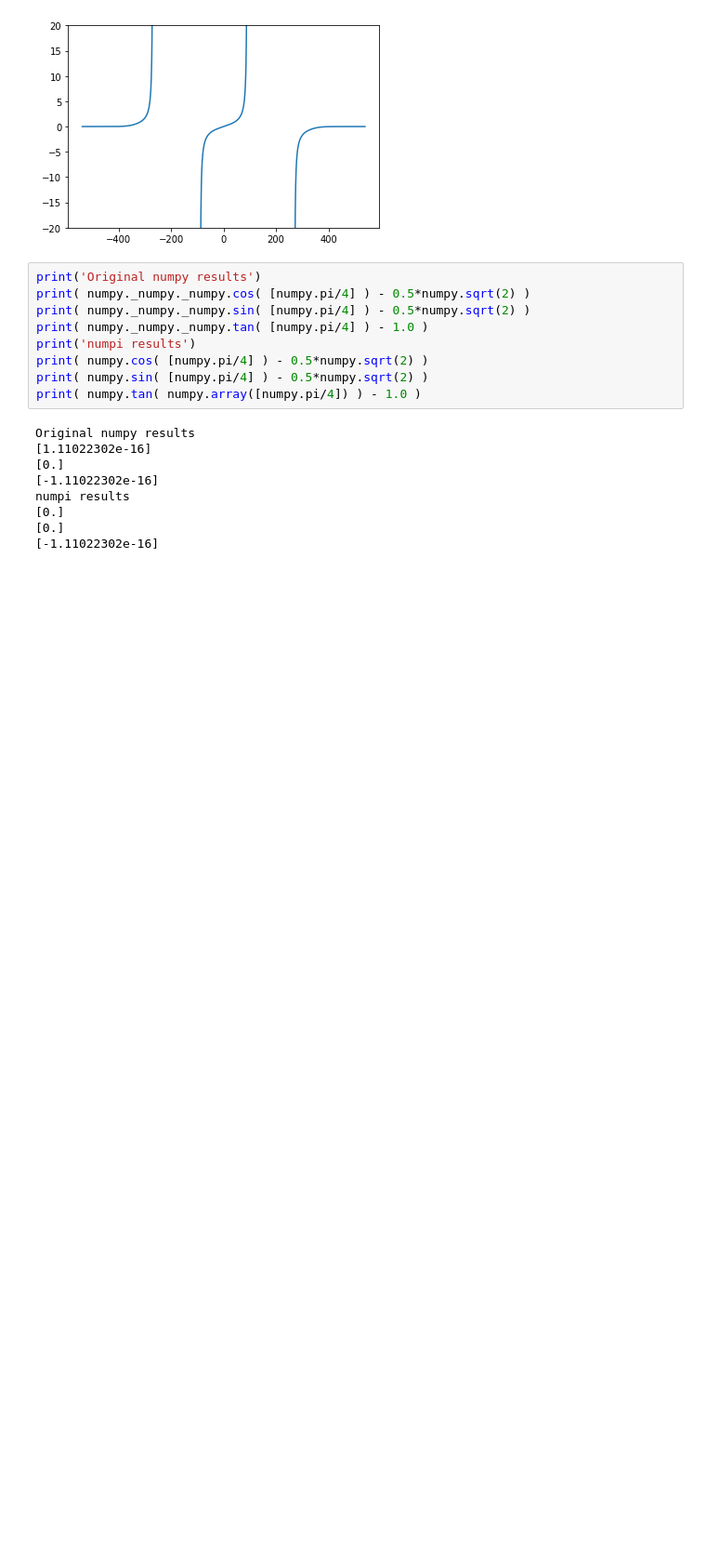
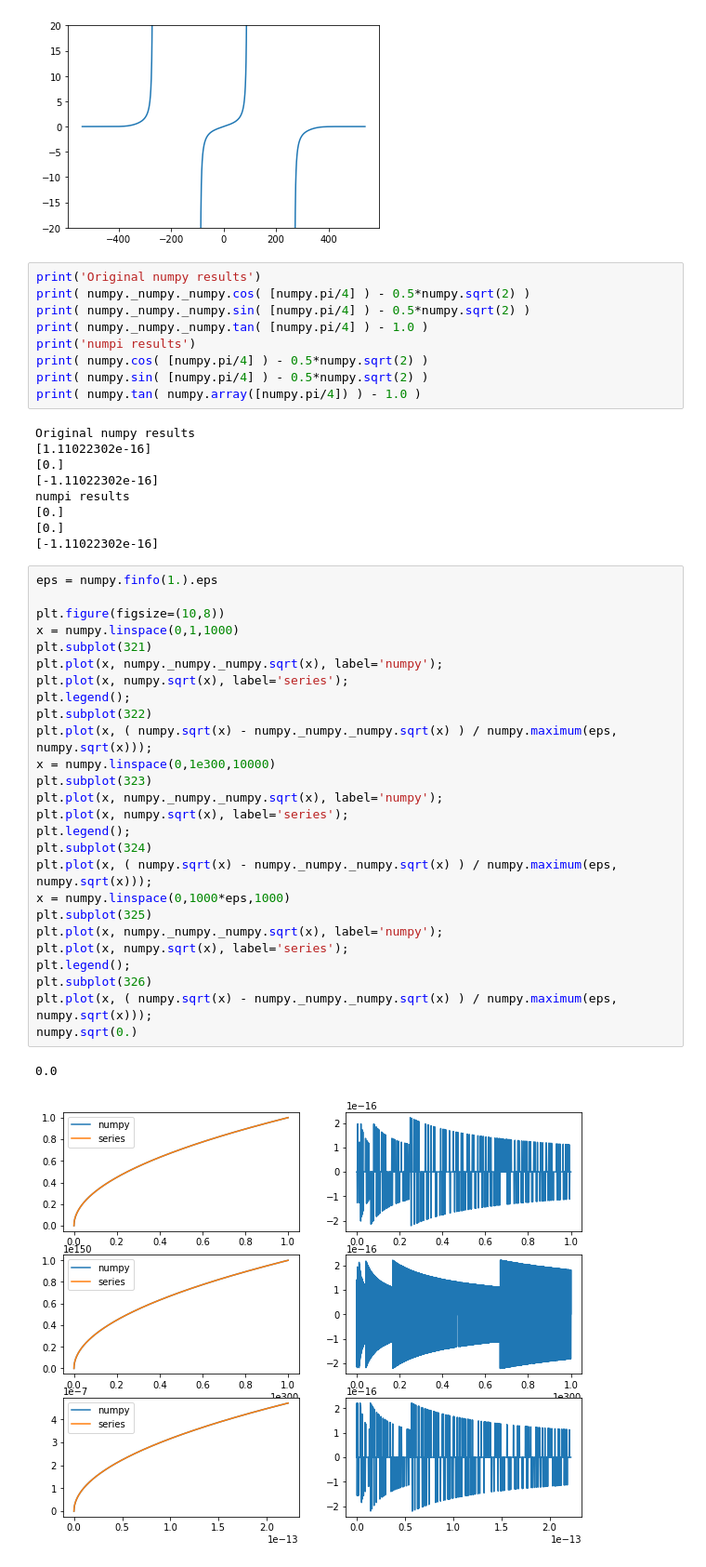
Before and after one commit to jr3cermak/numpypi, a Jupyter notebook: Demo numpi_series.ipynb, the cells around one changed output. Shown at 93% size. Saved outputs shown, nothing was run; the diff lists cells and outputs as text; blank space fills up the shorter version.

Commit message:
Test sqrt()

```diff
--- a/Demo numpi_series.ipynb
+++ b/Demo numpi_series.ipynb
@@ -111,3 +111,32 @@ numpi results
 [0.]
 [0.]
 [-1.11022302e-16]
+# %%
+eps = numpy.finfo(1.).eps
+
+plt.figure(figsize=(10,8))
+x = numpy.linspace(0,1,1000)
+plt.subplot(321)
+plt.plot(x, numpy._numpy._numpy.sqrt(x), label='numpy');
+plt.plot(x, numpy.sqrt(x), label='series');
+plt.legend();
+plt.subplot(322)
+plt.plot(x, ( numpy.sqrt(x) - numpy._numpy._numpy.sqrt(x) ) / numpy.maximum(eps, numpy.sqrt(x)));
+x = numpy.linspace(0,1e300,10000)
+plt.subplot(323)
+plt.plot(x, numpy._numpy._numpy.sqrt(x), label='numpy');
+plt.plot(x, numpy.sqrt(x), label='series');
+plt.legend();
+plt.subplot(324)
+plt.plot(x, ( numpy.sqrt(x) - numpy._numpy._numpy.sqrt(x) ) / numpy.maximum(eps, numpy.sqrt(x)));
+x = numpy.linspace(0,1000*eps,1000)
+plt.subplot(325)
+plt.plot(x, numpy._numpy._numpy.sqrt(x), label='numpy');
+plt.plot(x, numpy.sqrt(x), label='series');
+plt.legend();
+plt.subplot(326)
+plt.plot(x, ( numpy.sqrt(x) - numpy._numpy._numpy.sqrt(x) ) / numpy.maximum(eps, numpy.sqrt(x)));
+numpy.sqrt(0.)
+# %% [output]
+0.0
+[figure, added]
```
Also changed, not shown: parts of 2 cells of this notebook, 2 other files.
